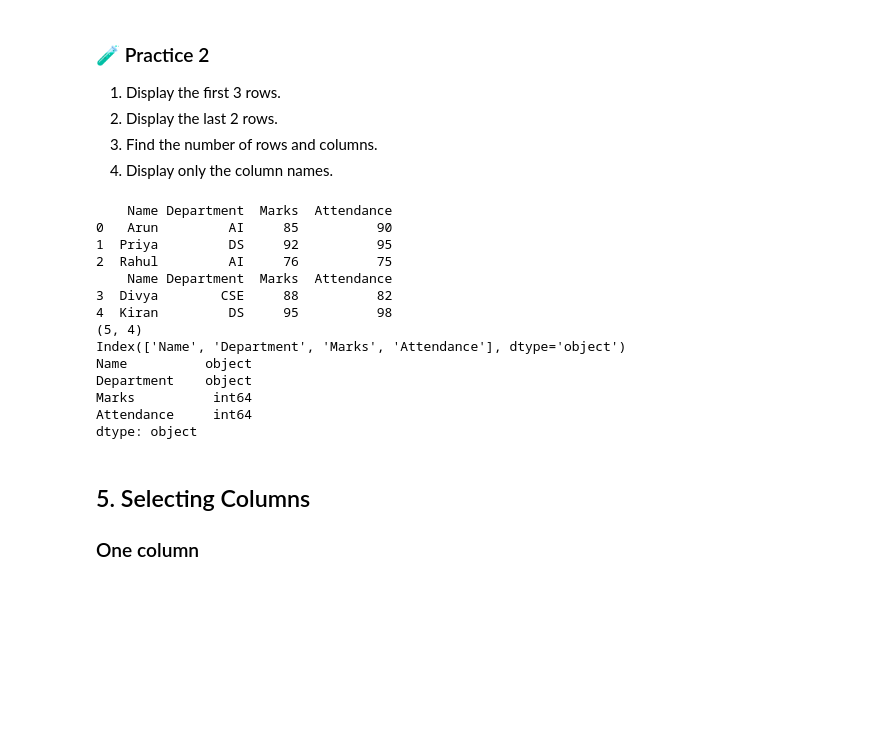
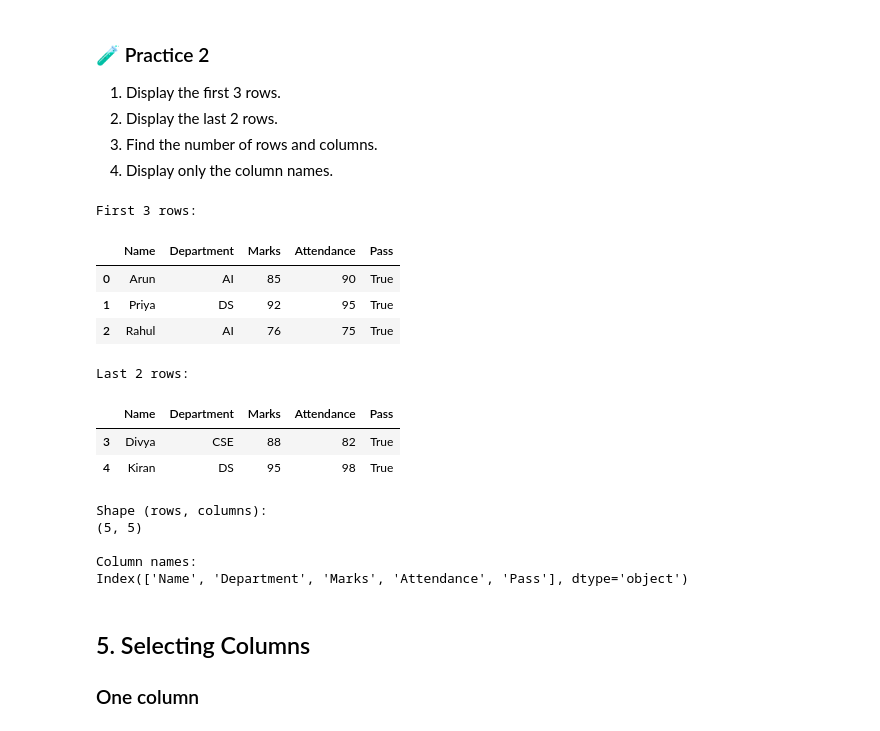
Before and after one commit to Gokul99400/Machine-learning-, a Jupyter notebook: Pandas_Code_Lab.ipynb, the cells around one changed output. Cells and saved outputs as stored; diff of their text form; code cells hidden in the pictures; blank space fills up the shorter version.

```diff
--- a/Pandas_Code_Lab.ipynb
+++ b/Pandas_Code_Lab.ipynb
@@ -114,28 +128,35 @@ dtype: object
 2. Display the last 2 rows.
 3. Find the number of rows and columns.
 4. Display only the column names.
-# %%
-# Write your code here
-print(df.head(3))
-print(df.tail(2))
-print(df.shape)
-print(df.columns)
-print(df.dtypes)
-# %% [output]
-    Name Department  Marks  Attendance
-0   Arun         AI     85          90
-1  Priya         DS     92          95
-2  Rahul         AI     76          75
-    Name Department  Marks  Attendance
-3  Divya        CSE     88          82
-4  Kiran         DS     95          98
-(5, 4)
-Index(['Name', 'Department', 'Marks', 'Attendance'], dtype='object')
-Name          object
-Department    object
-Marks          int64
-Attendance     int64
-dtype: object
+# %%
+# Practice 2
+# 1. Display the first 3 rows.
+print("First 3 rows:")
+display(df.head(3))
+# 2. Display the last 2 rows.
+print("\nLast 2 rows:")
+display(df.tail(2))
+# 3. Find the number of rows and columns.
+print("\nShape (rows, columns):")
+print(df.shape)
+# 4. Display only the column names.
+print("\nColumn names:")
+print(df.columns)
+# %% [output]
+First 3 rows:
+|  | Name | Department | Marks | Attendance | Pass |
+| 0 | Arun | AI | 85 | 90 | True |
+| 1 | Priya | DS | 92 | 95 | True |
+| 2 | Rahul | AI | 76 | 75 | True |
+Last 2 rows:
+|  | Name | Department | Marks | Attendance | Pass |
+| 3 | Divya | CSE | 88 | 82 | True |
+| 4 | Kiran | DS | 95 | 98 | True |
+Shape (rows, columns):
+(5, 5)
+
+Column names:
+Index(['Name', 'Department', 'Marks', 'Attendance', 'Pass'], dtype='object')
 # %% [markdown]
 ## 5. Selecting Columns
 
```
Also changed, not shown: parts of 16 cells of this notebook.
